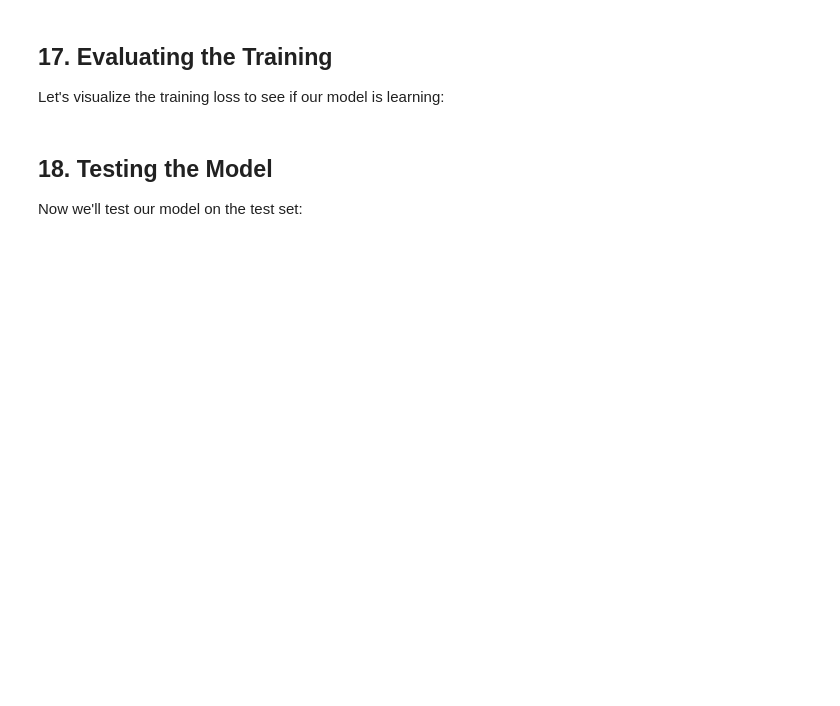
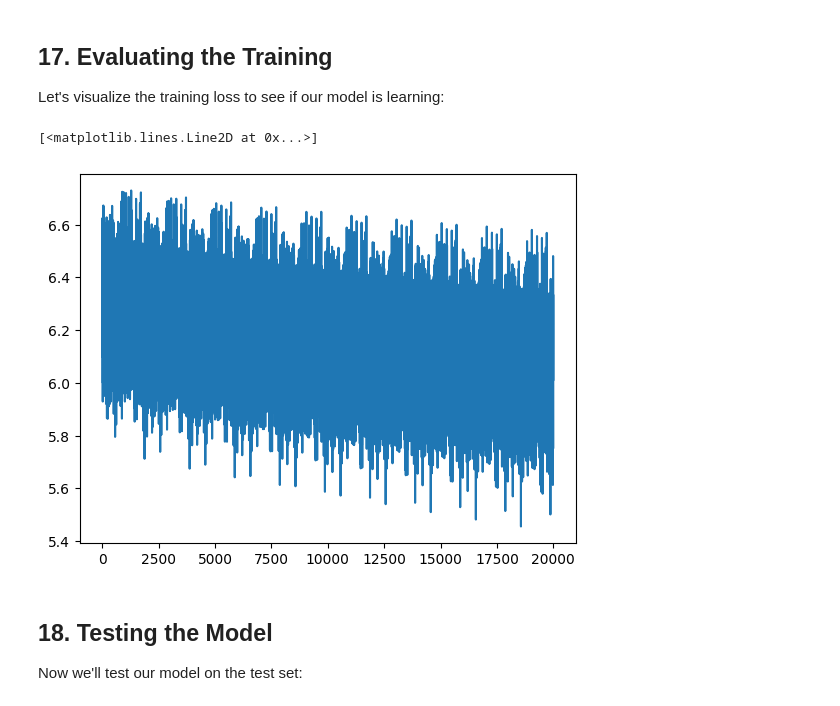
Before and after one commit to sunmyeonglee/2025-1-NLP, a Jupyter notebook: 1_word2vec.ipynb, the cells around one changed output. Drawn from its saved outputs; the diff is of its cells as text; code cells hidden in the pictures; blank space fills up the shorter version.

```diff
--- a/1_word2vec.ipynb
+++ b/1_word2vec.ipynb
@@ -589,7 +600,10 @@ plt.plot(loss_record)
 Let's visualize the training loss to see if our model is learning:
 # %%
 import matplotlib.pyplot as plt
-plt.imshow(loss_record)
+plt.plot(loss_record)
+# %% [output]
+[<matplotlib.lines.Line2D at 0x...>]
+[figure, added]
 # %% [markdown]
 ## 18. Testing the Model
 
```
Also changed, not shown: parts of 8 cells of this notebook.
